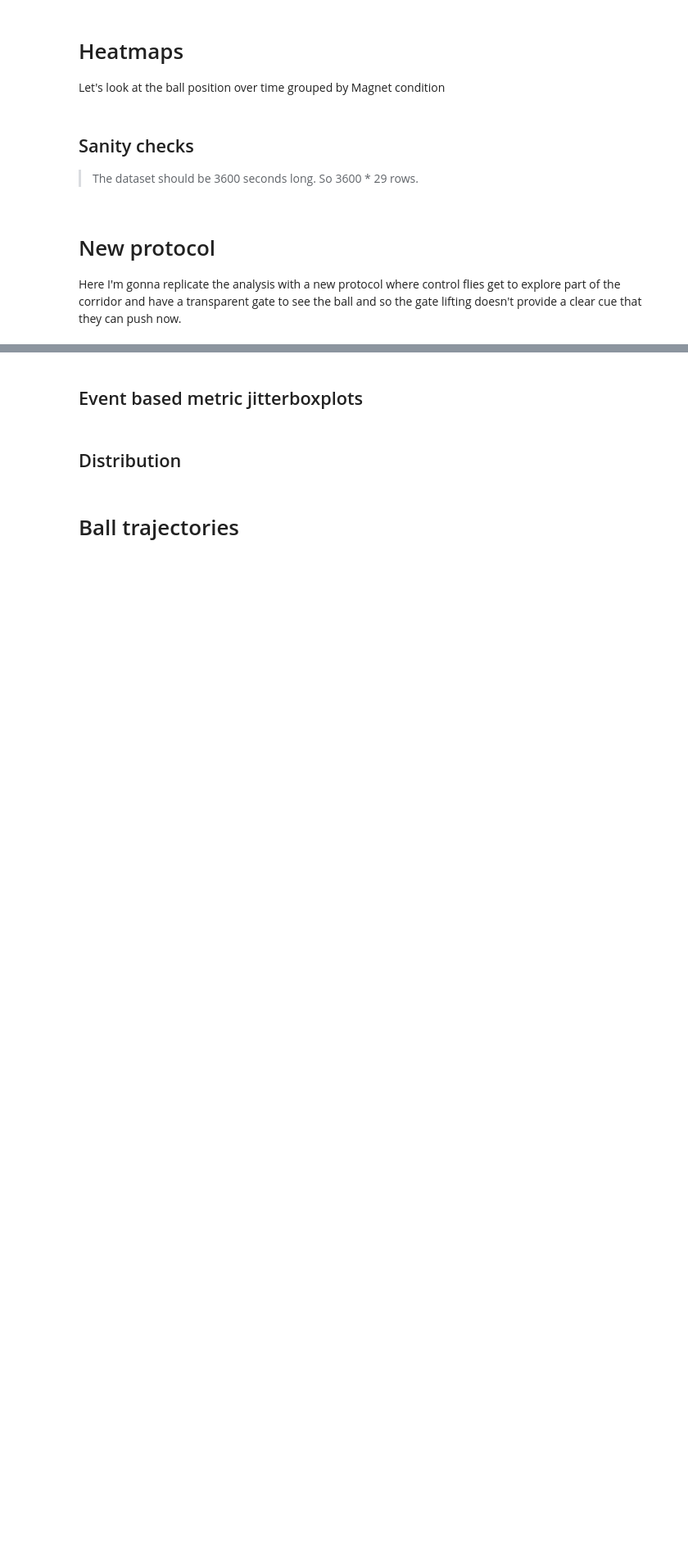
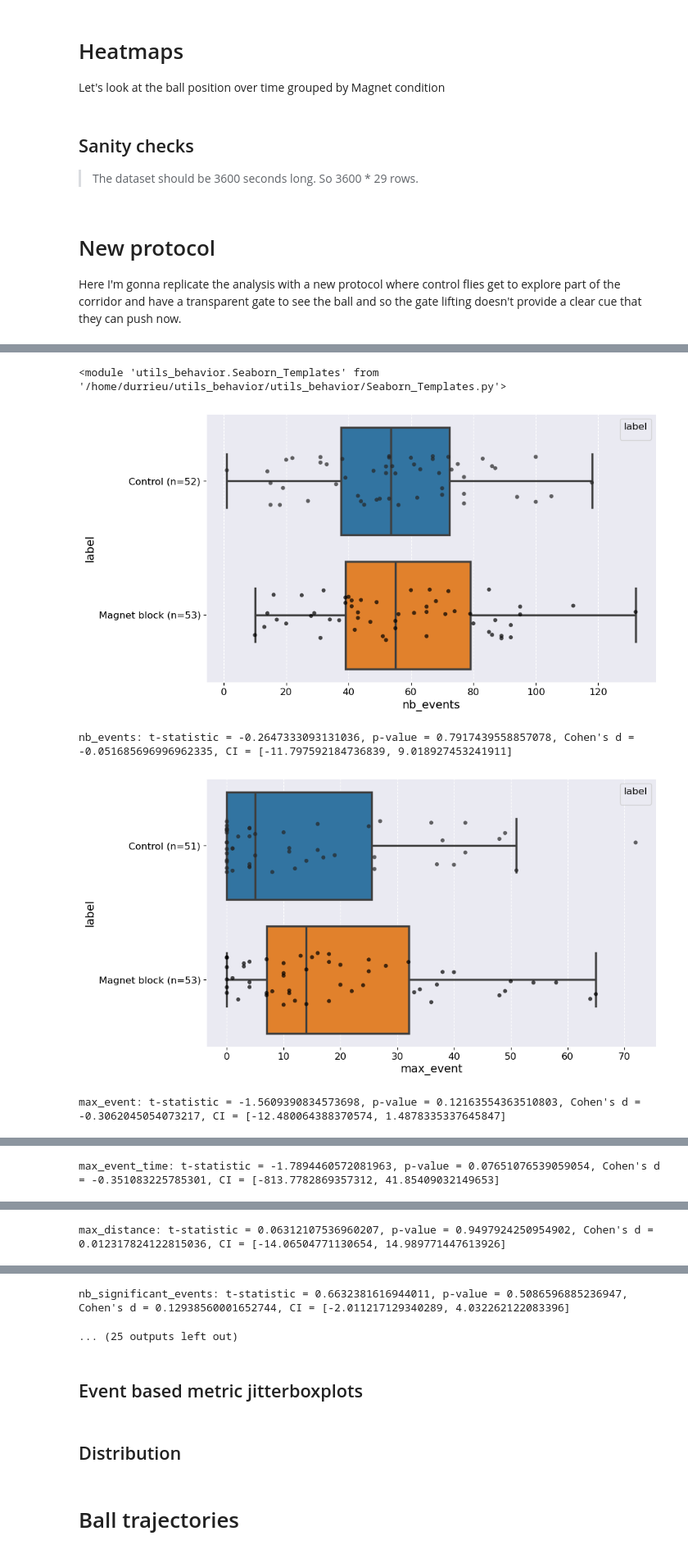
Before and after one commit to NeLy-EPFL/Tracking_Analysis, a Jupyter notebook: MazeRecorder/Analysis/Magnet_blocking_analysis.ipynb, the cells around one changed output, grey strips where cells are left out. Shown at 82% size. Saved outputs shown, nothing was run; the diff lists cells and outputs as text; code cells hidden in the pictures; blank space fills up the shorter version.

```diff
--- a/MazeRecorder/Analysis/Magnet_blocking_analysis.ipynb
+++ b/MazeRecorder/Analysis/Magnet_blocking_analysis.ipynb
@@ -364,0 +508,71 @@ magnet_data.data.columns
+# %%
+metrics_to_plot = ['nb_events', 'max_event', 'max_event_time', 'max_distance',
+       'final_event', 'final_event_time', 'nb_significant_events',
+       'significant_ratio', 'first_significant_event',
+       'first_significant_event_time', 'aha_moment', 'aha_moment_time',
+       'insight_effect', 'cumulated_breaks_duration', 'pushed', 'pulled',
+       'pulling_ratio', 'success_direction', 'interaction_proportion',
+       'distance_moved']
+# %%
+metrics_to_exclude = ["final_event", "final_event_time"]
+# %%
+# Rename the Magnet values to "Magnet block" and "Control"
+
+magnet_data_summary["label"] = magnet_data_summary["Magnet"].apply(lambda x: "Magnet block" if x == "y" else "Control")
+# %%
+importlib.reload(Seaborn_Templates)
+# %% [output]
+<module 'utils_behavior.Seaborn_Templates' from '/home/durrieu/utils_behavior/utils_behavior/Seaborn_Templates.py'>
+# %%
+from scipy.stats import ttest_ind
+import statsmodels.stats.api as sms
+
+for metric in metrics_to_plot:
+    try:
+        # Plot the metric
+        Plot = Seaborn_Templates.sns_plot(magnet_data_summary, metric=metric, kdims="label", colorby="label", plot_type="jitterboxplot")
+        plt.savefig(f"/mnt/upramdya_data/MD/MultiMazeRecorder/Plots/MagnetBlock/241212/{metric}.png")
+
+        # Perform t-test and calculate confidence interval if the metric is not in the exclusion list
+        if metric not in metrics_to_exclude:
+
+            # Create a DataFrame with the data for the given metric but without the NaN values for this metric
+
+            data = magnet_data_summary.dropna(subset=[metric])
+
+            # Extract data for the two conditions
+            condition1 = data[data["label"] == "Control"][metric]
+            #print(condition1)
+
+            condition2 = data[data["label"] == "Magnet block"][metric]
+            #print(condition2)
+
+            # Check for sufficient data points
+            if len(condition1) < 2 or len(condition2) < 2:
+                print(f"Not enough data for {metric}")
+                continue
+
+            # Check for identical values
+            if condition1.var() == 0 or condition2.var() == 0:
+                print(f"Identical values for {metric}")
+                continue
+
+            # Perform t-test
+            t_stat, p_value = ttest_ind(condition1, condition2)
+
+            # Calculate effect size (Cohen's d)
+            cohen_d = (condition1.mean() - condition2.mean()) / (np.sqrt((condition1.var() + condition2.var()) / 2))
+
+            # Calculate confidence interval for the effect size
+            cm = sms.CompareMeans(sms.DescrStatsW(condition1), sms.DescrStatsW(condition2))
+            ci_low, ci_high = cm.tconfint_diff(usevar='pooled')
+
+            print(f"{metric}: t-statistic = {t_stat}, p-value = {p_value}, Cohen's d = {cohen_d}, CI = [{ci_low}, {ci_high}]")
+
+    except Exception as e:
+        print(f"Error with {metric}: {e}")
+# %% [output]
+[figure, added]
+nb_events: t-statistic = -0.2647333093131036, p-value = 0.7917439558857078, Cohen's d = -0.051685696996962335, CI = [-11.797592184736839, 9.018927453241911]
+[figure, added]
+max_event: t-statistic = -1.5609390834573698, p-value = 0.12163554363510803, Cohen's d = -0.3062045054073217, CI = [-12.480064388370574, 1.4878335337645847]
@@ -364,0 +580 @@ magnet_data.data.columns
+max_event_time: t-statistic = -1.7894460572081963, p-value = 0.07651076539059054, Cohen's d = -0.351083225785301, CI = [-813.7782869357312, 41.85409032149653]
@@ -364,0 +582 @@ magnet_data.data.columns
+max_distance: t-statistic = 0.06312107536960207, p-value = 0.9497924250954902, Cohen's d = 0.012317824122815036, CI = [-14.06504771130654, 14.989771447613926]
@@ -365,3 +586,5 @@ magnet_data.data.columns
+nb_significant_events: t-statistic = 0.6632381616944011, p-value = 0.5086596885236947, Cohen's d = 0.12938560001652744, CI = [-2.011217129340289, 4.032262122083396]
+... (25 outputs left out)
 # %%
 # Get sample size : get how many unique fly ids we have grouped by Magnet
 
```
Also changed, not shown: parts of 25 cells of this notebook, 2 other files.
